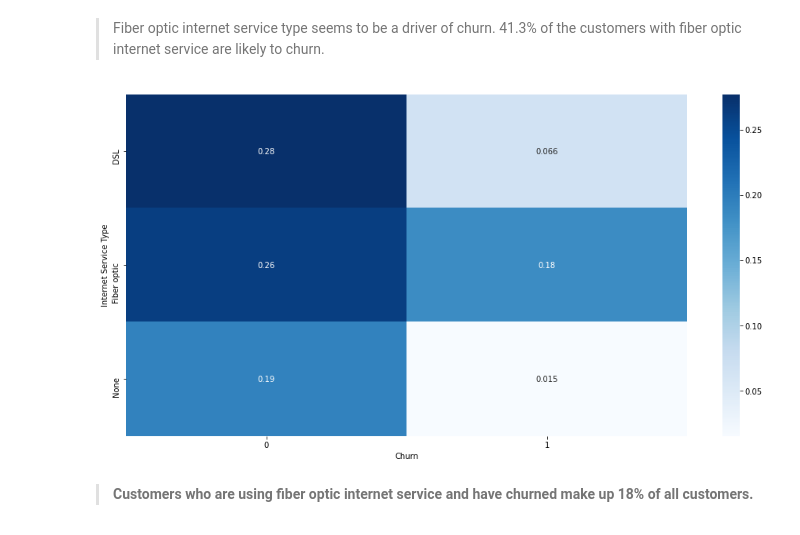
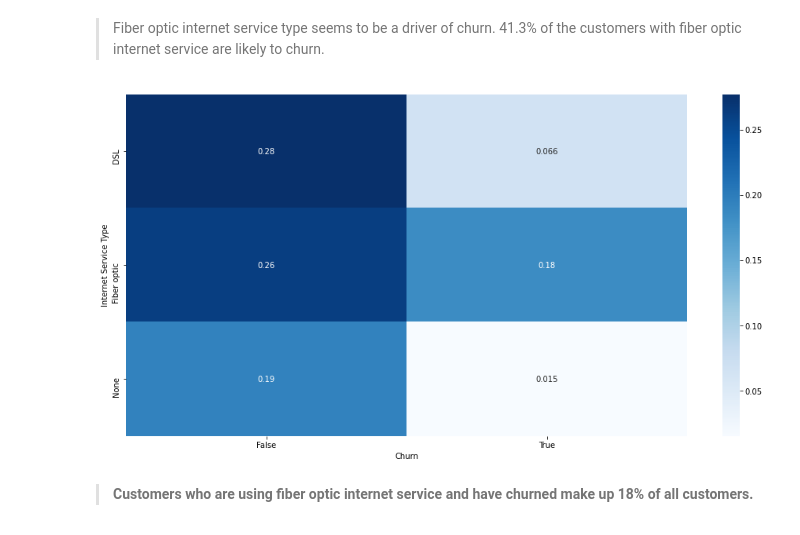
Before and after one commit to hartman-jiang-classification-project/telco-classification-project, a Jupyter notebook: alec_exploration.ipynb, the cells around one changed output. Saved outputs shown, nothing was run; the diff lists cells and outputs as text; code cells hidden in the pictures.

Commit message:
added encode_churn to prep_telco and made some minor changes to labels on viz

```diff
--- a/alec_exploration.ipynb
+++ b/alec_exploration.ipynb
@@ -38,2 +29,0 @@ def encode_churn(train, validate, test):
-# %%
-encoder, train, validate, test = encode_churn(train, validate, test)
@@ -160,13 +144,14 @@ plt.show()
 # %%
 plt.figure(figsize=(16, 8))
 
-ctab = pd.crosstab(index=train.internet_service_type, columns=train.churn_encoded, normalize=True)
+ctab = pd.crosstab(index=train.internet_service_type, columns=train.churn, normalize=True)
 sns.heatmap(ctab, annot=True, cmap="Blues")
 plt.xlabel("Churn")
 plt.ylabel("Internet Service Type")
+plt.xticks((.5, 1.5), (False, True))
 plt.show()
 # %% [output]
-[figure, old version]
+[figure, new version]
 # %% [markdown]
 > **Customers who are using fiber optic internet service and have churned make up 18% of all customers.**
 # %% [markdown]
```
Also changed, not shown: parts of 17 cells of this notebook, 1 other file.
